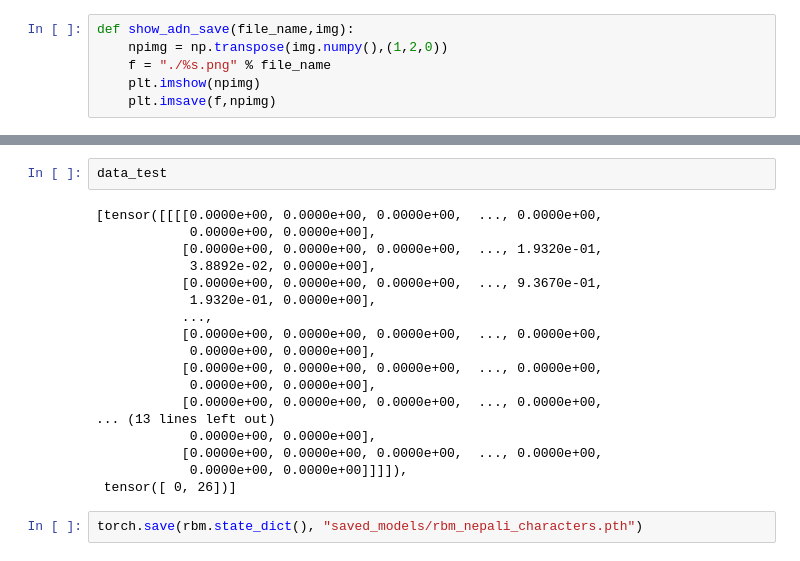
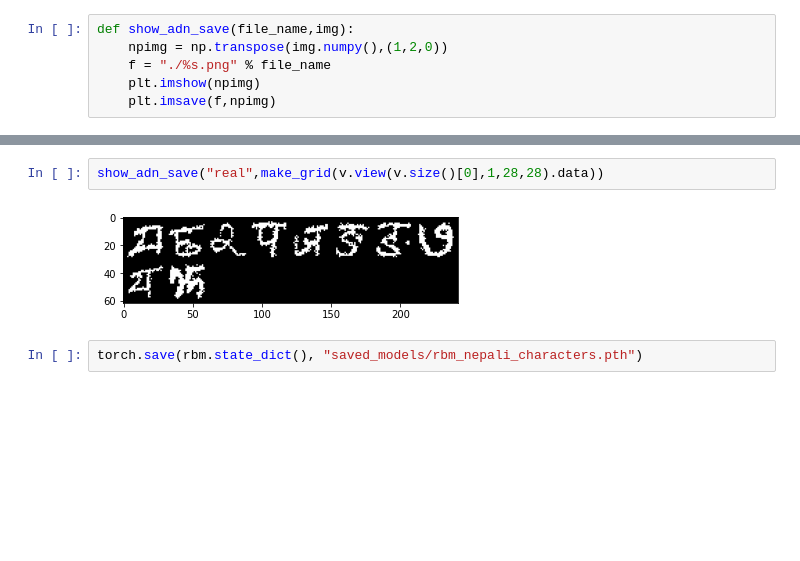
Before and after one commit to Imsanskar/Boltzman-Machine, a Jupyter notebook: boltzman_machine.ipynb, the cells around one changed output, grey strips where cells are left out. Cells and saved outputs as stored; diff of their text form; blank space fills up the shorter version.

```diff
--- a/boltzman_machine.ipynb
+++ b/boltzman_machine.ipynb
@@ -83,22 +77,6 @@ show_adn_save("real",make_grid(v.view(v.size()[0],1,28,28).data))
 # %%
-data_test
+show_adn_save("real",make_grid(v.view(v.size()[0],1,28,28).data))
 # %% [output]
-[tensor([[[[0.0000e+00, 0.0000e+00, 0.0000e+00,  ..., 0.0000e+00,
-            0.0000e+00, 0.0000e+00],
-           [0.0000e+00, 0.0000e+00, 0.0000e+00,  ..., 1.9320e-01,
-            3.8892e-02, 0.0000e+00],
-           [0.0000e+00, 0.0000e+00, 0.0000e+00,  ..., 9.3670e-01,
-            1.9320e-01, 0.0000e+00],
-           ...,
-           [0.0000e+00, 0.0000e+00, 0.0000e+00,  ..., 0.0000e+00,
-            0.0000e+00, 0.0000e+00],
-           [0.0000e+00, 0.0000e+00, 0.0000e+00,  ..., 0.0000e+00,
-            0.0000e+00, 0.0000e+00],
-           [0.0000e+00, 0.0000e+00, 0.0000e+00,  ..., 0.0000e+00,
-... (13 lines left out)
-            0.0000e+00, 0.0000e+00],
-           [0.0000e+00, 0.0000e+00, 0.0000e+00,  ..., 0.0000e+00,
-            0.0000e+00, 0.0000e+00]]]]),
- tensor([ 0, 26])]
+[figure, added]
 # %%
 torch.save(rbm.state_dict(), "saved_models/rbm_nepali_characters.pth")
```
Also changed, not shown: parts of 4 cells of this notebook.
